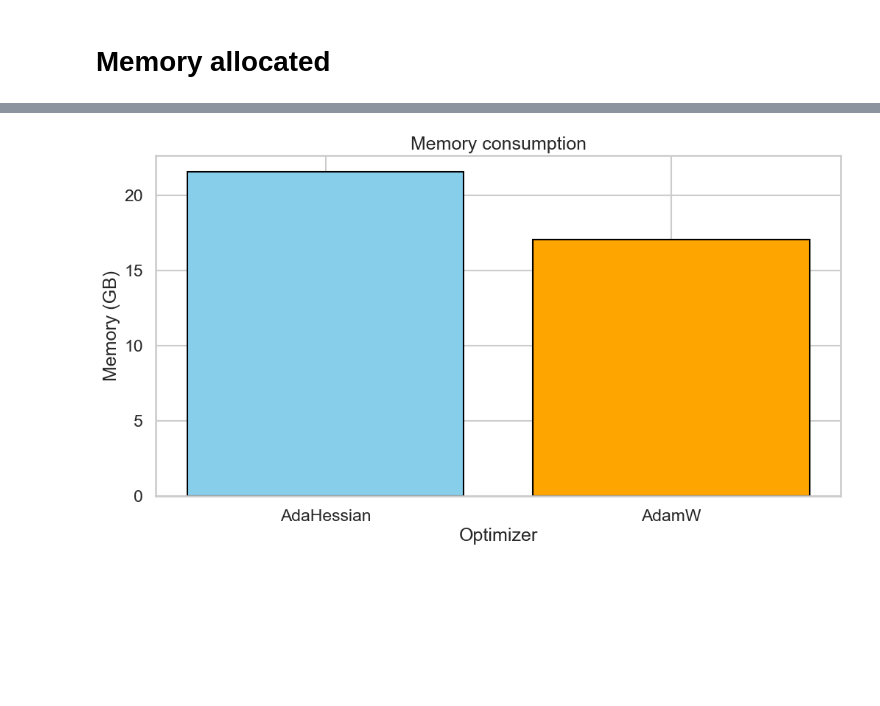
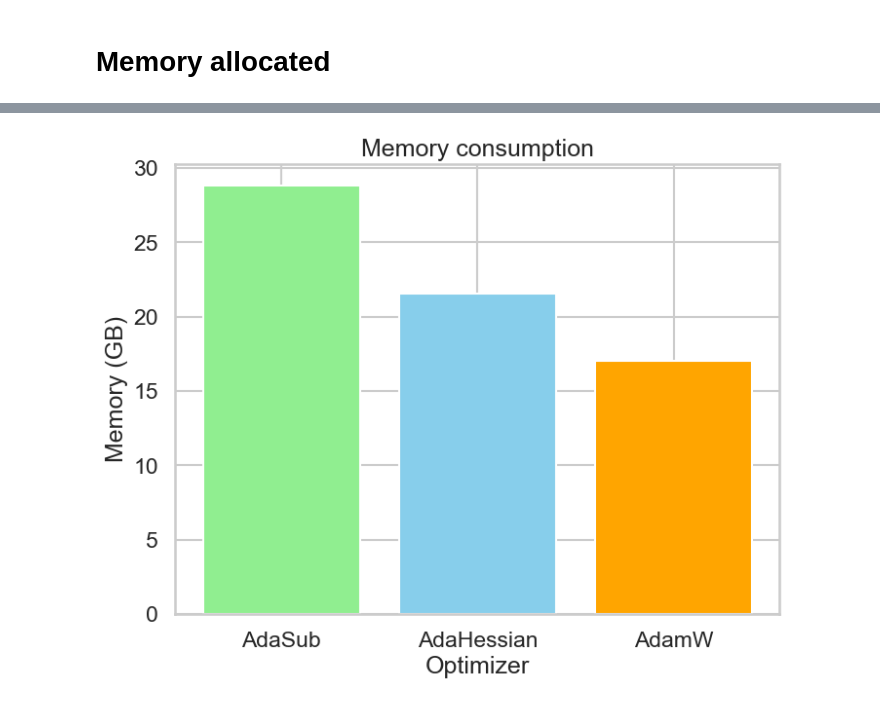
Before and after one commit to FraBet29/OptML_Project, a Jupyter notebook: plots.ipynb, the cells around one changed output, grey strips where cells are left out. Saved outputs shown, nothing was run; the diff lists cells and outputs as text; code cells hidden in the pictures; blank space fills up the shorter version.

Commit message:
plot notebook

```diff
--- a/plots.ipynb
+++ b/plots.ipynb
@@ -44,17 +37,15 @@ plt.show()
 # %%
-memory = [23145086976, 18294374400]
+memory = [30936836778, 23145086976, 18294374400, ]
 memory = [x / 1024 / 1024 / 1024 for x in memory]
-df = pd.DataFrame(memory, columns=['Memory'], index=['AdaHessian', 'AdamW'])
+df = pd.DataFrame(memory, columns=['Memory'], index=['AdaSub', 'AdaHessian', 'AdamW'])
 
-
-# make a nice plot
 sns.set_style("whitegrid")
 sns.set_context("talk")
-plt.figure(figsize=(12, 6))
-plt.bar(df.index, df['Memory'], color=['skyblue', 'orange'])
+plt.figure(figsize=(8, 6))
+plt.bar(df.index, df['Memory'], color=['lightgreen', 'skyblue', 'orange'])
 plt.xlabel('Optimizer')
 plt.ylabel('Memory (GB)')
 plt.title('Memory consumption')
 plt.show()
 # %% [output]
-[figure, old version]
+[figure, new version]
```
Also changed, not shown: parts of 8 cells of this notebook.
